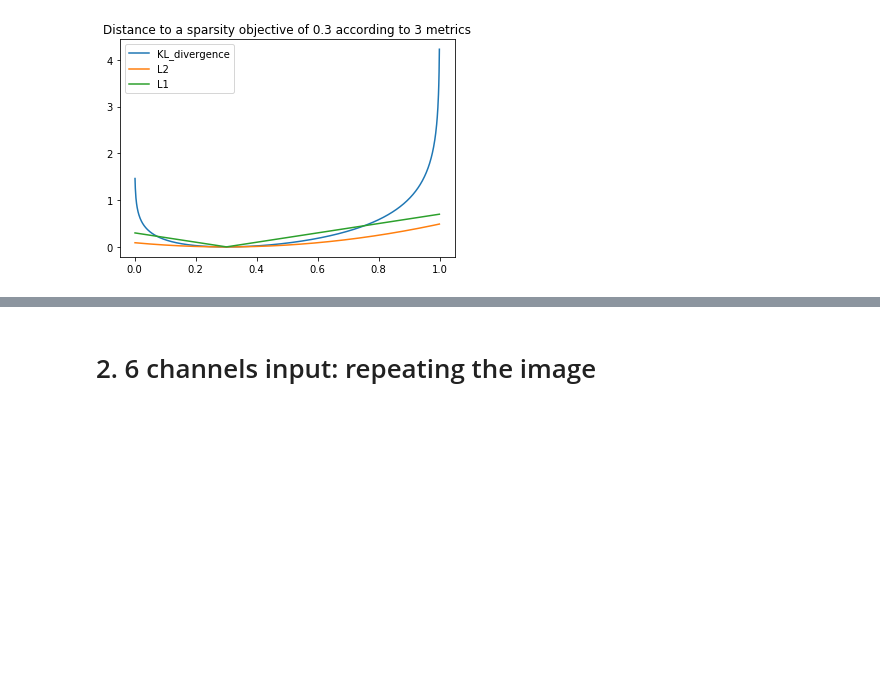
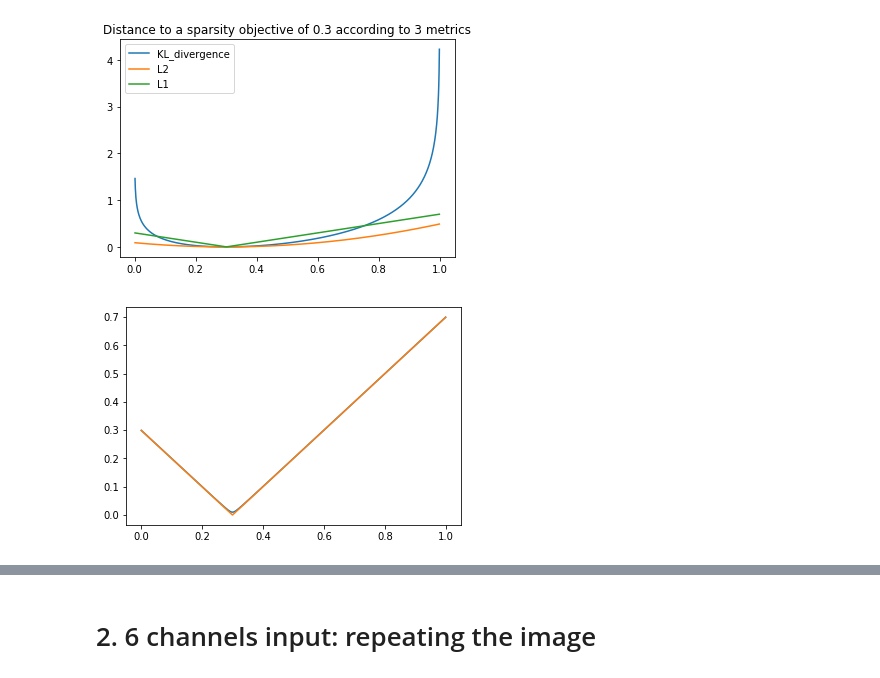
Before and after one commit to PonchonB/Mathematical_Morphologies_And_Deep_Learning, a Jupyter notebook: Notebooks/18_08_02_Simple_AMD_noAMD.ipynb, the cells around one changed output, grey strips where cells are left out. Cells and saved outputs as stored; diff of their text form; code cells hidden in the pictures; blank space fills up the shorter version.

```diff
--- a/Notebooks/18_08_02_Simple_AMD_noAMD.ipynb
+++ b/Notebooks/18_08_02_Simple_AMD_noAMD.ipynb
@@ -84,3 +88,13 @@ plt.title('Distance to a sparsity objective of 0.3 according to 3 metrics')
 plt.show()
 # %% [output]
 [figure]
+# %%
+p = 0.3
+X = np.linspace(0.001, 0.999,1000)
+YepsL1 = [math.sqrt((x-p)**2 + 0.0001) for x in X]
+YL1 = [np.abs(x-p) for x in X]
+plt.plot(X, YepsL1)
+plt.plot(X, YL1)
+plt.show()
+# %% [output]
+[figure, added]
```
Also changed, not shown: parts of 5 cells of this notebook, 14 other files.
